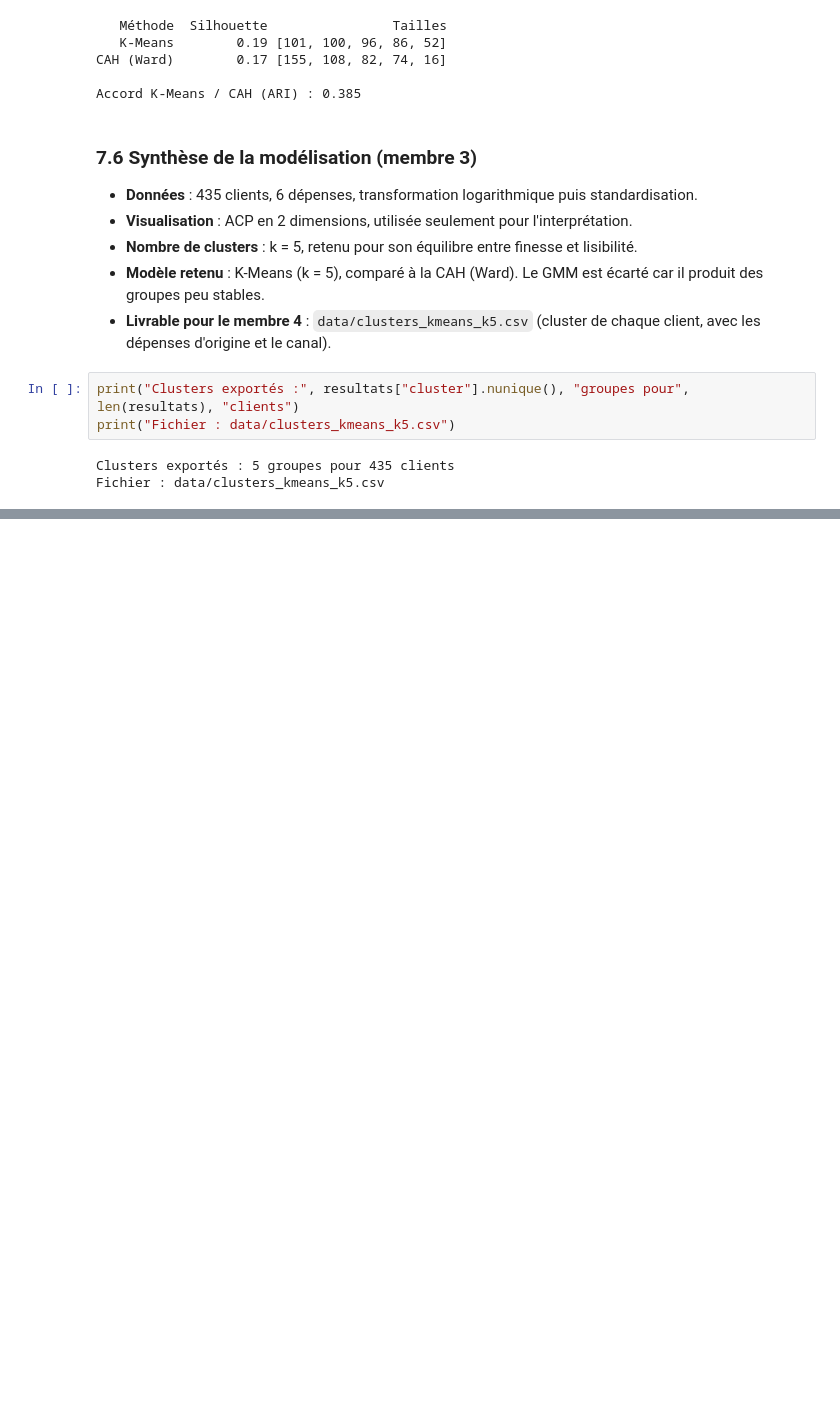
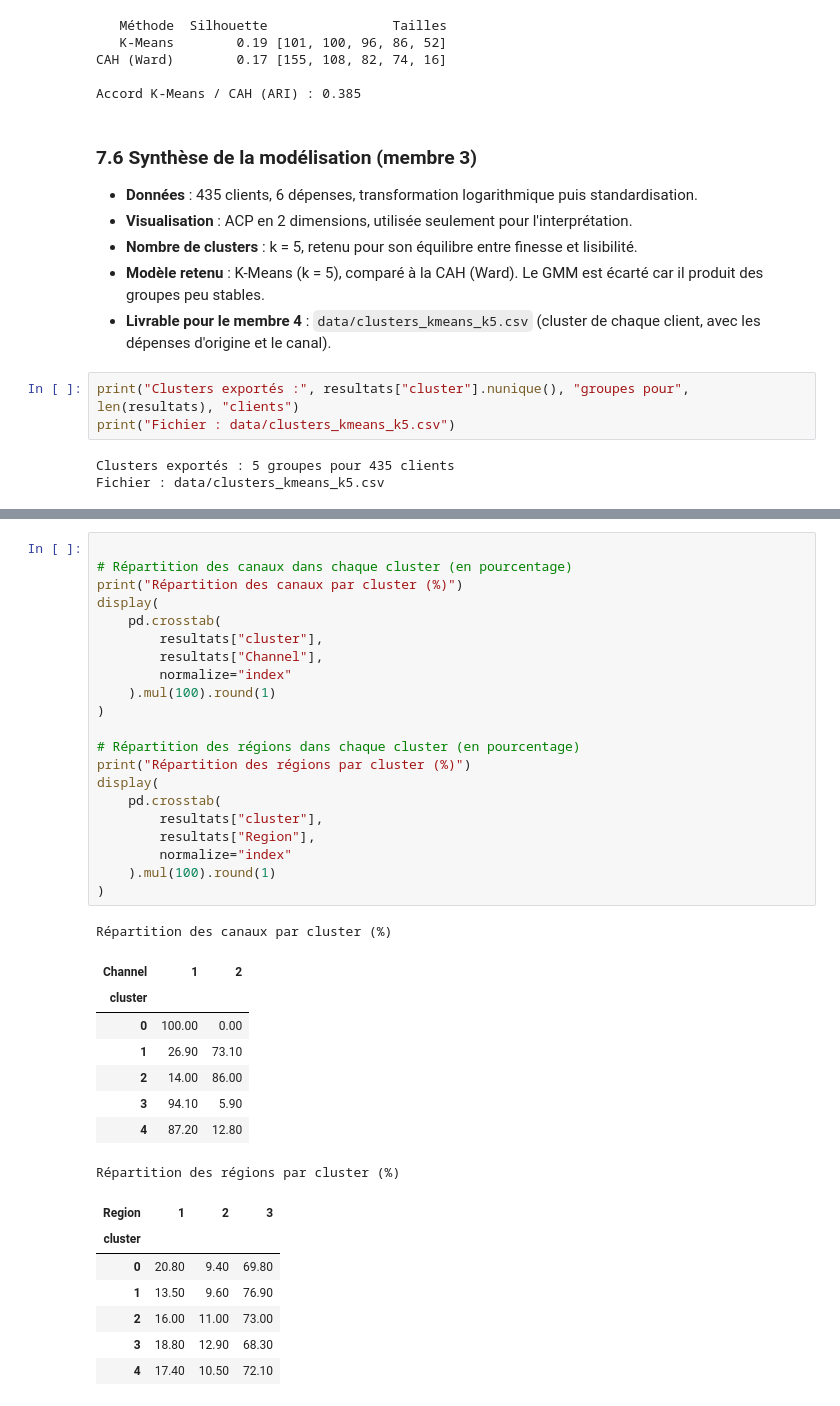
Before and after one commit to rokhayacoumbadiouf-bit/Segmentation_Client_ML, a Jupyter notebook: P1IA_ODC/projet_machine_learning/segmentaion_client.ipynb, the cells around one changed output, grey strips where cells are left out. Saved outputs shown, nothing was run; the diff lists cells and outputs as text; blank space fills up the shorter version.

```diff
--- a/P1IA_ODC/projet_machine_learning/segmentaion_client.ipynb
+++ b/P1IA_ODC/projet_machine_learning/segmentaion_client.ipynb
@@ -1463,0 +1584,38 @@ Fichier : data/clusters_kmeans_k5.csv
+# %%
+
+# Répartition des canaux dans chaque cluster (en pourcentage)
+print("Répartition des canaux par cluster (%)")
+display(
+    pd.crosstab(
+        resultats["cluster"],
+        resultats["Channel"],
+        normalize="index"
+    ).mul(100).round(1)
+)
+
+# Répartition des régions dans chaque cluster (en pourcentage)
+print("Répartition des régions par cluster (%)")
+display(
+    pd.crosstab(
+        resultats["cluster"],
+        resultats["Region"],
+        normalize="index"
+    ).mul(100).round(1)
+)
+# %% [output]
+Répartition des canaux par cluster (%)
+| Channel | 1 | 2 |
+| cluster |  |  |
+| 0 | 100.00 | 0.00 |
+| 1 | 26.90 | 73.10 |
+| 2 | 14.00 | 86.00 |
+| 3 | 94.10 | 5.90 |
+| 4 | 87.20 | 12.80 |
+Répartition des régions par cluster (%)
+| Region | 1 | 2 | 3 |
+| cluster |  |  |  |
+| 0 | 20.80 | 9.40 | 69.80 |
+| 1 | 13.50 | 9.60 | 76.90 |
+| 2 | 16.00 | 11.00 | 73.00 |
+| 3 | 18.80 | 12.90 | 68.30 |
+| 4 | 17.40 | 10.50 | 72.10 |
```
Also changed, not shown: parts of 15 cells of this notebook.
